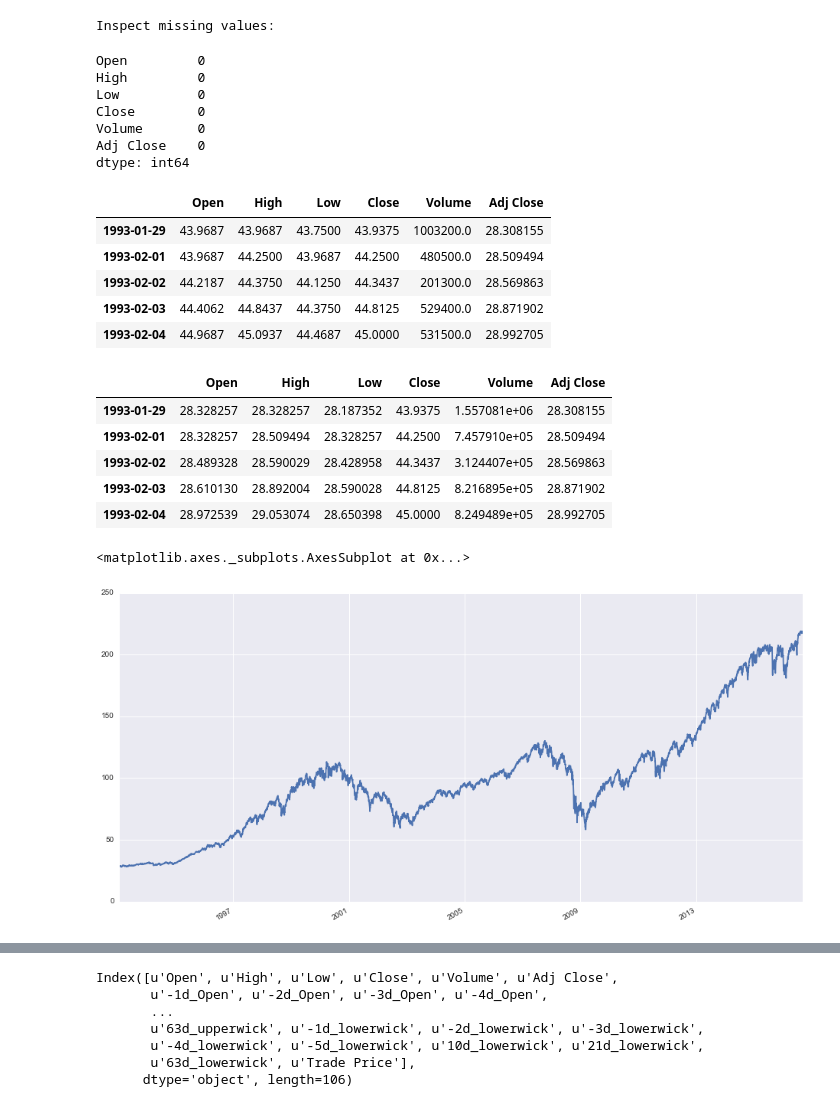
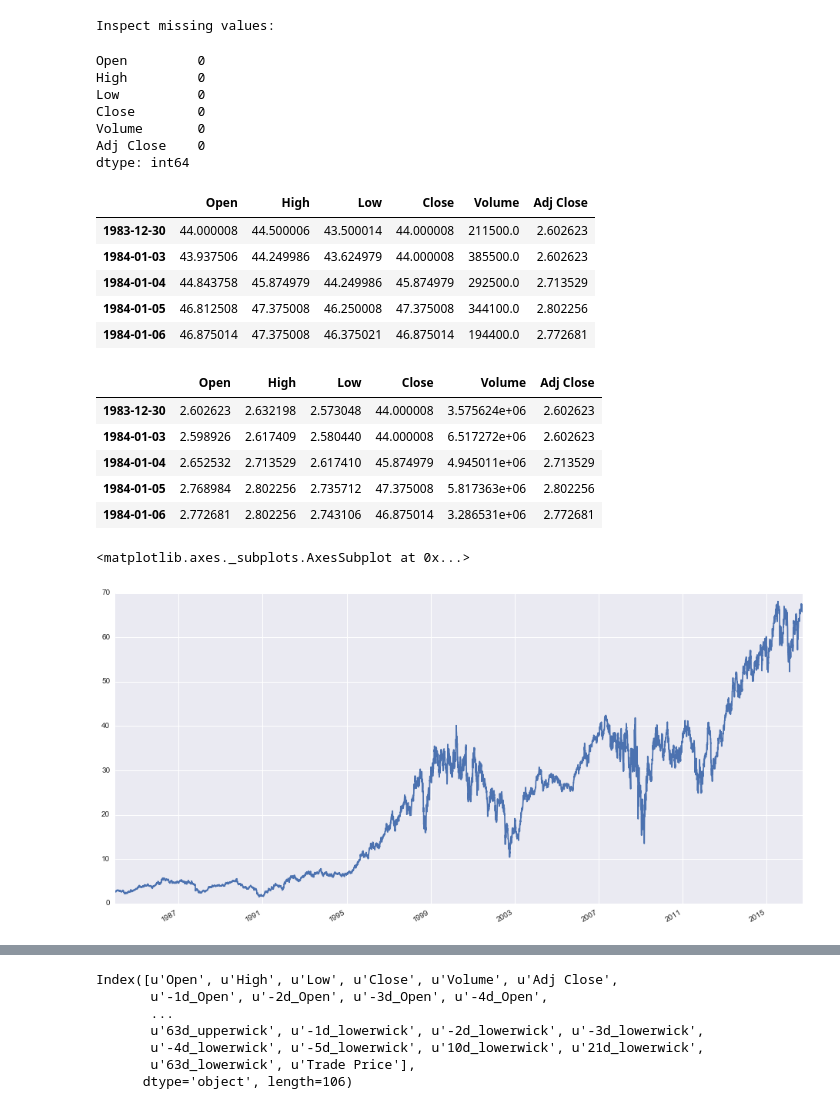
Before and after one commit to savourylie/Stock-Price-Forecaster, a Jupyter notebook: TradingBot/TradingBot.ipynb, the cells around one changed output, grey strips where cells are left out. Saved outputs shown, nothing was run; the diff lists cells and outputs as text; code cells hidden in the pictures.

```diff
--- a/TradingBot/TradingBot.ipynb
+++ b/TradingBot/TradingBot.ipynb
@@ -15,17 +15,20 @@ import random
 pd.set_option('display.max_columns', 50)
 
 dfSPY = pd.read_csv('allSPY.csv', index_col='Date', parse_dates=True, na_values = ['nan'])
+dfJPM = pd.read_csv('JPM.csv', index_col='Date', parse_dates=True, na_values = ['nan'])
 
-del dfSPY.index.name
+# del dfSPY.index.name
+del dfJPM.index.name
 # display(dfSPY)
 
-start_date = '1993-01-29'
-end_date = '2016-09-06'
+start_date = '1983-12-30'
+end_date = '2016-09-27'
 
 dates = pd.date_range(start_date, end_date)
 
 dfMain = pd.DataFrame(index=dates)
-dfMain = dfMain.join(dfSPY)
+# dfMain = dfMain.join(dfSPY)
+dfMain = dfMain.join(dfJPM)
 dfMain.dropna(inplace=True)
 
 print("Inspect missing values:")
@@ -72,44 +75,44 @@ dfMain['-5d_High'] = dfMain['High'].shift(5)
 dfMain['10d_High'] = dfMain['High'].shift().rolling(window=10).max()
 dfMain['21d_High'] = dfMain['High'].shift().rolling(window=21).max()
 dfMain['63d_High'] = dfMain['High'].shift().rolling(window=63).max()
 dfMain['100d_High'] = dfMain['High'].shift().rolling(window=100).max()
 
 # Get lows
 dfMain['-1d_Low'] = dfMain['Low'].shift()
 dfMain['-2d_Low'] = dfMain['Low'].shift(2)
 dfMain['-3d_Low'] = dfMain['Low'].shift(3)
 dfMain['-4d_Low'] = dfMain['Low'].shift(4)
 dfMain['-5d_Low'] = dfMain['Low'].shift(5)
 dfMain['10d_Low'] = dfMain['Low'].shift().rolling(window=10).min()
 dfMain['21d_Low'] = dfMain['Low'].shift().rolling(window=21).min()
 dfMain['63d_Low'] = dfMain['Low'].shift().rolling(window=63).min()
 dfMain['100d_Low'] = dfMain['Low'].shift().rolling(window=100).min()
 
 dfMain['Adj Close'].plot(figsize=(16, 8))
 # display(dfMain)
 # %% [output]
 Inspect missing values:
 Open         0
 High         0
 Low          0
 Close        0
 Volume       0
 Adj Close    0
 dtype: int64
 |  | Open | High | Low | Close | Volume | Adj Close |
-| 1993-01-29 | 43.9687 | 43.9687 | 43.7500 | 43.9375 | 1003200.0 | 28.308155 |
-| 1993-02-01 | 43.9687 | 44.2500 | 43.9687 | 44.2500 | 480500.0 | 28.509494 |
-| 1993-02-02 | 44.2187 | 44.3750 | 44.1250 | 44.3437 | 201300.0 | 28.569863 |
-| 1993-02-03 | 44.4062 | 44.8437 | 44.3750 | 44.8125 | 529400.0 | 28.871902 |
-| 1993-02-04 | 44.9687 | 45.0937 | 44.4687 | 45.0000 | 531500.0 | 28.992705 |
+| 1983-12-30 | 44.000008 | 44.500006 | 43.500014 | 44.000008 | 211500.0 | 2.602623 |
+| 1984-01-03 | 43.937506 | 44.249986 | 43.624979 | 44.000008 | 385500.0 | 2.602623 |
+| 1984-01-04 | 44.843758 | 45.874979 | 44.249986 | 45.874979 | 292500.0 | 2.713529 |
+| 1984-01-05 | 46.812508 | 47.375008 | 46.250008 | 47.375008 | 344100.0 | 2.802256 |
+| 1984-01-06 | 46.875014 | 47.375008 | 46.375021 | 46.875014 | 194400.0 | 2.772681 |
 |  | Open | High | Low | Close | Volume | Adj Close |
-| 1993-01-29 | 28.328257 | 28.328257 | 28.187352 | 43.9375 | 1.557081e+06 | 28.308155 |
-| 1993-02-01 | 28.328257 | 28.509494 | 28.328257 | 44.2500 | 7.457910e+05 | 28.509494 |
-| 1993-02-02 | 28.489328 | 28.590029 | 28.428958 | 44.3437 | 3.124407e+05 | 28.569863 |
-| 1993-02-03 | 28.610130 | 28.892004 | 28.590028 | 44.8125 | 8.216895e+05 | 28.871902 |
-| 1993-02-04 | 28.972539 | 29.053074 | 28.650398 | 45.0000 | 8.249489e+05 | 28.992705 |
+| 1983-12-30 | 2.602623 | 2.632198 | 2.573048 | 44.000008 | 3.575624e+06 | 2.602623 |
+| 1984-01-03 | 2.598926 | 2.617409 | 2.580440 | 44.000008 | 6.517272e+06 | 2.602623 |
+| 1984-01-04 | 2.652532 | 2.713529 | 2.617410 | 45.874979 | 4.945011e+06 | 2.713529 |
+| 1984-01-05 | 2.768984 | 2.802256 | 2.735712 | 47.375008 | 5.817363e+06 | 2.802256 |
+| 1984-01-06 | 2.772681 | 2.802256 | 2.743106 | 46.875014 | 3.286531e+06 | 2.772681 |
 <matplotlib.axes._subplots.AxesSubplot at 0x...>
-[figure, old version]
+[figure, new version]
 # %%
 dfMain['100d_Avg_Vol'] = dfMain['Volume'].shift().rolling(window=100).mean() * 1.5
 dfMain['100d_Max_Vol'] = dfMain['Volume'].shift().rolling(window=100).max()
```
Also changed, not shown: parts of 22 cells of this notebook, 12 other files.
